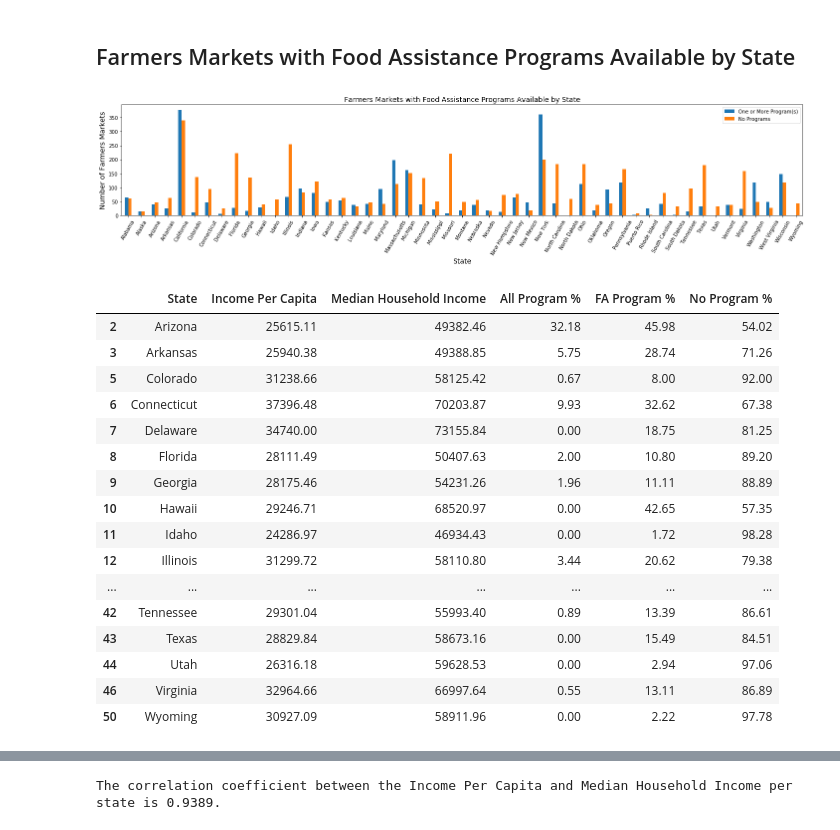
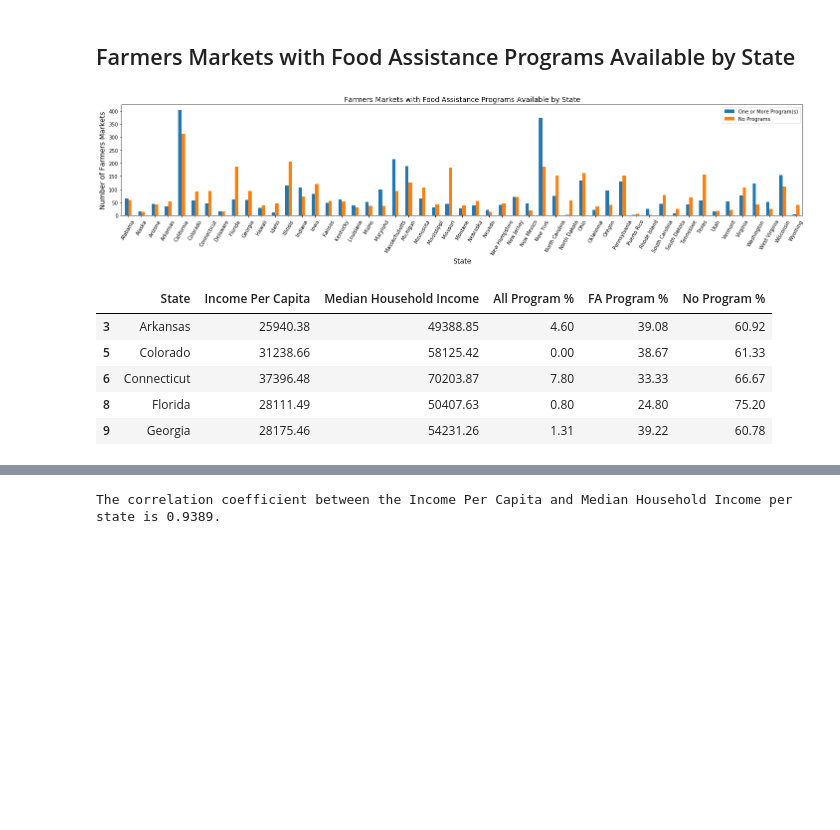
Before and after one commit to priyamittal96/project_1, a Jupyter notebook: Priya.ipynb, the cells around one changed output, grey strips where cells are left out. Cells and saved outputs as stored; diff of their text form; code cells hidden in the pictures; blank space fills up the shorter version.

```diff
--- a/Priya.ipynb
+++ b/Priya.ipynb
@@ -82,7 +82,7 @@ farmers_access_df.head()
 access_df = pd.merge(farmers_access_df,county_df, how = "outer",on = "County")
 access_df = access_df[access_df.MarketName.notnull()]
 cleaned_access = access_df.drop_duplicates("MarketName").reset_index()
-cleaned_access = cleaned_access[["MarketName","city","County","State_x","WIC","WICcash","SFMNP","per capita income","median household income","median family income","population","number of households"]]
+cleaned_access = cleaned_access[["MarketName","city","County","State_x","WIC","WICcash","SFMNP","SNAP","per capita income","median household income","median family income","population","number of households"]]
 cleaned_access = cleaned_access.rename(columns={
     "city":"City",
     "State_x":"State",
@@ -134,6 +134,7 @@ cleaned_states.head()
 # %%
 support_none_df = cleaned_access.loc[(cleaned_access["WIC"] == "N") &
                    (cleaned_access ["WICcash"] == "N") &
-                   (cleaned_access ["SFMNP"] == "N"),:]
+                   (cleaned_access ["SFMNP"] == "N") &
+                   (cleaned_access ["SNAP"] == "N"),:]
 support_none_df.head()
 # %% [output]
@@ -159,6 +160,7 @@ none_states.head()
 # %%
 support_all_df = cleaned_access.loc[(cleaned_access["WIC"] == "Y") &
                    (cleaned_access ["WICcash"] == "Y") &
-                   (cleaned_access ["SFMNP"] == "Y"),:]
+                   (cleaned_access ["SFMNP"] == "Y") &
+                   (cleaned_access ["SNAP"] == "Y"),:]
 support_all_df.head()
 # %% [output]
@@ -184,7 +186,8 @@ all_states.head()
 # %%
 support_some_df = cleaned_access.loc[(cleaned_access["WIC"] == "Y") |
                    (cleaned_access ["WICcash"] == "Y") |
-                   (cleaned_access ["SFMNP"] == "Y"),:]
+                   (cleaned_access ["SFMNP"] == "Y") |
+                   (cleaned_access ["SNAP"] == "Y"),:]
 # %%
 some_states = support_some_df.groupby("State").count().reset_index()
 some_states = some_states[["State","MarketName"]]
@@ -256,27 +247,16 @@ plt.tight_layout()
 plt.savefig("./Priya's Resources/Farmers Markets with Food Assistance Programs.png")
 plt.show()
 # %% [output]
-[figure, old version]
+[figure, new version]
 # %%
 no_assistance_count = food_assistance_count.loc[food_assistance_count["No Program %"] > 50,["State","Income Per Capita","Median Household Income","All Program %","FA Program %","No Program %"]]
-no_assistance_count
+no_assistance_count.head()
 # %% [output]
 |  | State | Income Per Capita | Median Household Income | All Program % | FA Program % | No Program % |
-| 2 | Arizona | 25615.11 | 49382.46 | 32.18 | 45.98 | 54.02 |
-| 3 | Arkansas | 25940.38 | 49388.85 | 5.75 | 28.74 | 71.26 |
-| 5 | Colorado | 31238.66 | 58125.42 | 0.67 | 8.00 | 92.00 |
-| 6 | Connecticut | 37396.48 | 70203.87 | 9.93 | 32.62 | 67.38 |
-| 7 | Delaware | 34740.00 | 73155.84 | 0.00 | 18.75 | 81.25 |
-| 8 | Florida | 28111.49 | 50407.63 | 2.00 | 10.80 | 89.20 |
-| 9 | Georgia | 28175.46 | 54231.26 | 1.96 | 11.11 | 88.89 |
-| 10 | Hawaii | 29246.71 | 68520.97 | 0.00 | 42.65 | 57.35 |
-| 11 | Idaho | 24286.97 | 46934.43 | 0.00 | 1.72 | 98.28 |
-| 12 | Illinois | 31299.72 | 58110.80 | 3.44 | 20.62 | 79.38 |
-| ... | ... | ... | ... | ... | ... | ... |
-| 42 | Tennessee | 29301.04 | 55993.40 | 0.89 | 13.39 | 86.61 |
-| 43 | Texas | 28829.84 | 58673.16 | 0.00 | 15.49 | 84.51 |
-| 44 | Utah | 26316.18 | 59628.53 | 0.00 | 2.94 | 97.06 |
-| 46 | Virginia | 32964.66 | 66997.64 | 0.55 | 13.11 | 86.89 |
-| 50 | Wyoming | 30927.09 | 58911.96 | 0.00 | 2.22 | 97.78 |
+| 3 | Arkansas | 25940.38 | 49388.85 | 4.60 | 39.08 | 60.92 |
+| 5 | Colorado | 31238.66 | 58125.42 | 0.00 | 38.67 | 61.33 |
+| 6 | Connecticut | 37396.48 | 70203.87 | 7.80 | 33.33 | 66.67 |
+| 8 | Florida | 28111.49 | 50407.63 | 0.80 | 24.80 | 75.20 |
+| 9 | Georgia | 28175.46 | 54231.26 | 1.31 | 39.22 | 60.78 |
 # %%
 some_assistance_count = food_assistance_count.loc[food_assistance_count["FA Program %"] > 50,["State","Income Per Capita","Median Household Income","All Program %","FA Program %","No Program %"]]
```
Also changed, not shown: parts of 25 cells of this notebook, 8 other files.
